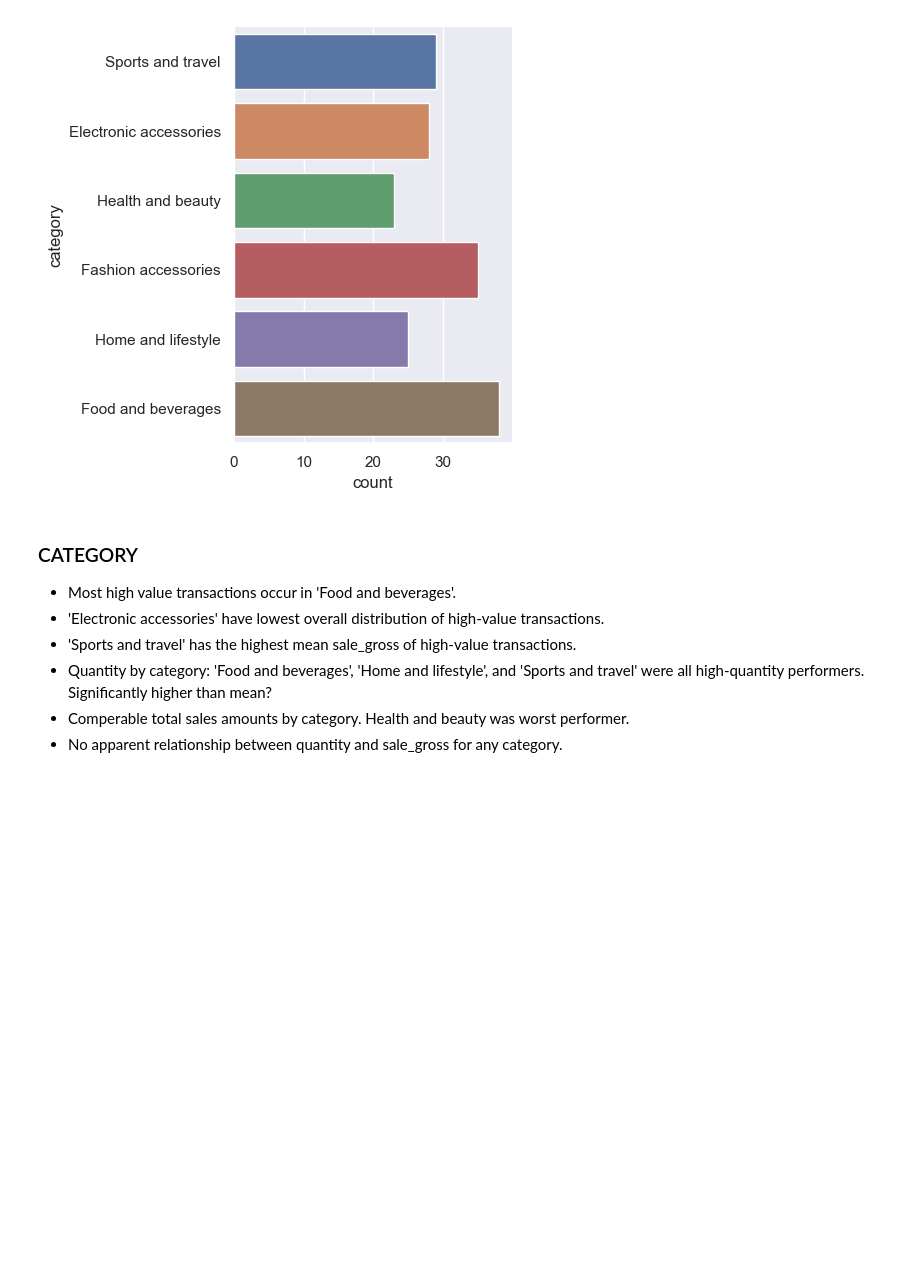
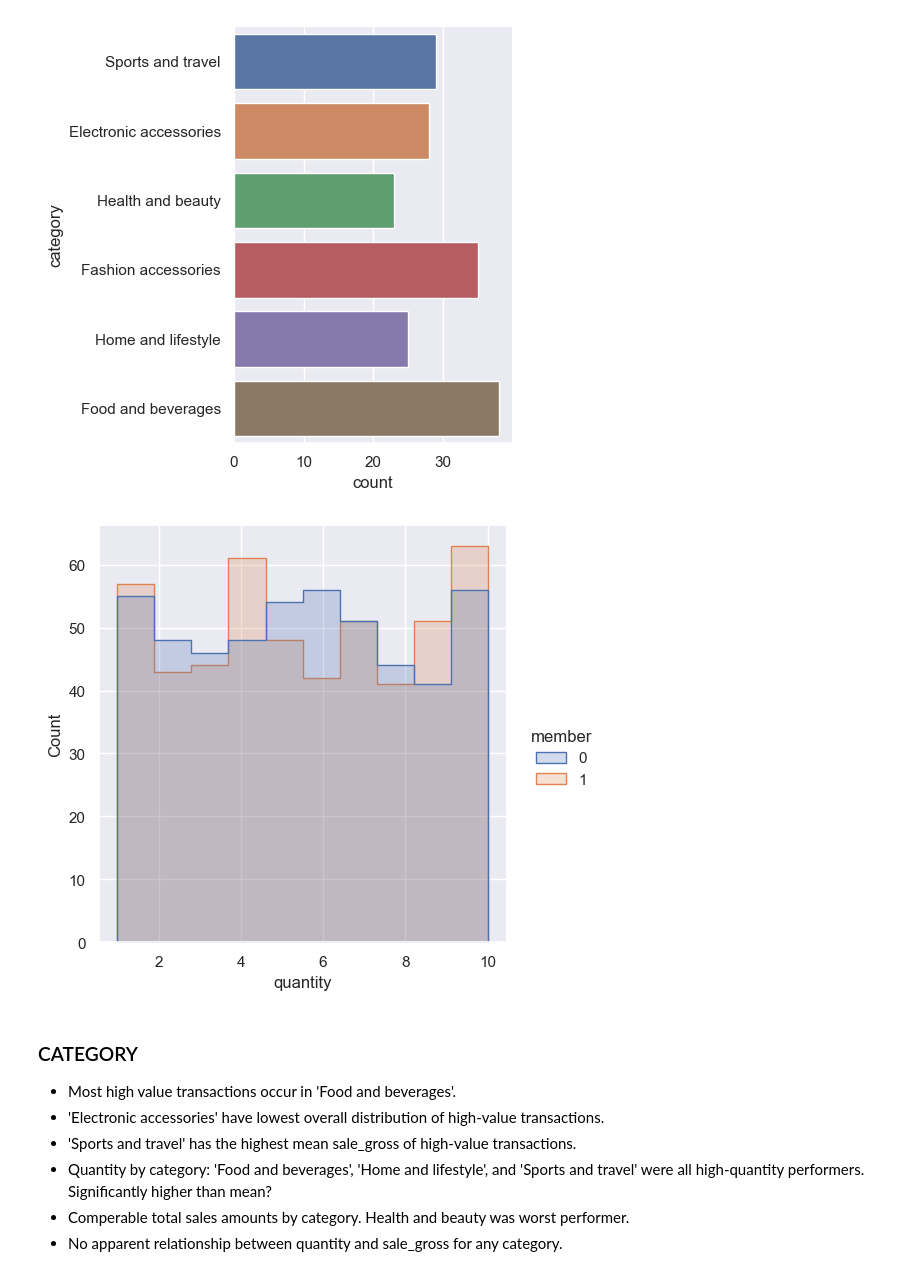
Before and after one commit to zdravoj/data-science-foundations, a Jupyter notebook: Supermarket_Sales/Supermarket_sales_analysis.ipynb, the cells around one changed output. Saved outputs shown, nothing was run; the diff lists cells and outputs as text; code cells hidden in the pictures; blank space fills up the shorter version.

```diff
--- a/Supermarket_Sales/Supermarket_sales_analysis.ipynb
+++ b/Supermarket_Sales/Supermarket_sales_analysis.ipynb
@@ -966,6 +1023,18 @@ sns.catplot(
 );
 # %% [output]
 [figure]
+# %%
+# distribution of quantity per transaction vs member
+sns.displot(
+    data= supermarket_data,
+    x= 'quantity',
+    hue= 'member',
+    element= 'step',
+    bins= 10,
+    kind= 'hist'
+);
+# %% [output]
+[figure, added]
 # %% [markdown]
 ### CATEGORY
 - Most high value transactions occur in 'Food and beverages'.
```
Also changed, not shown: parts of 13 cells of this notebook.
